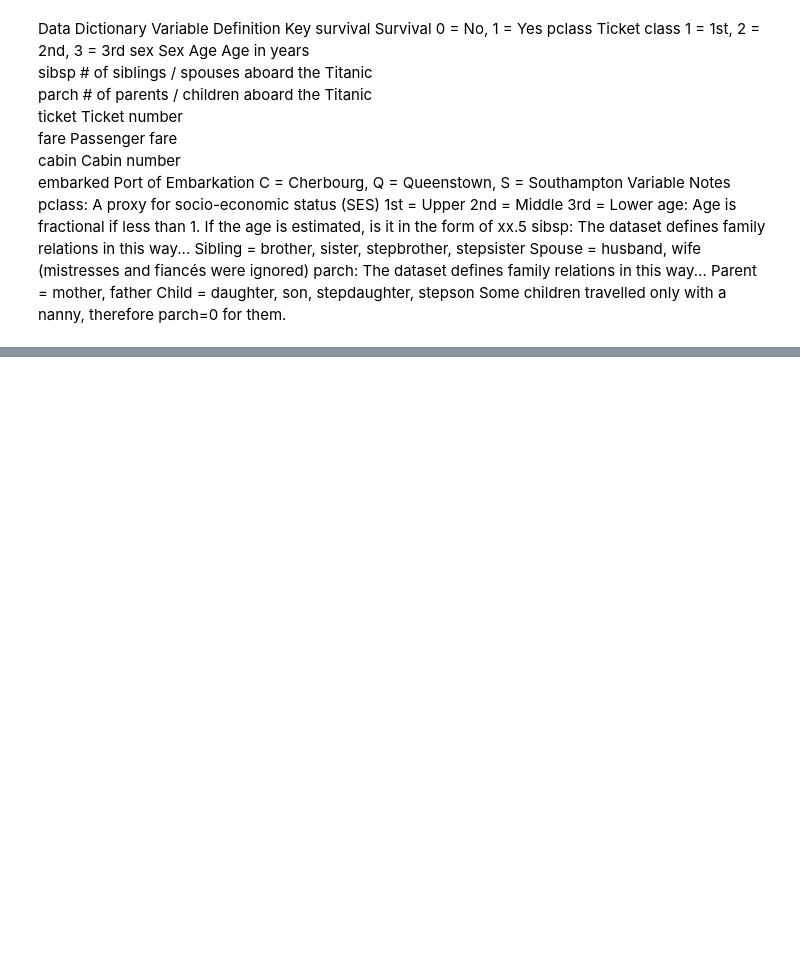
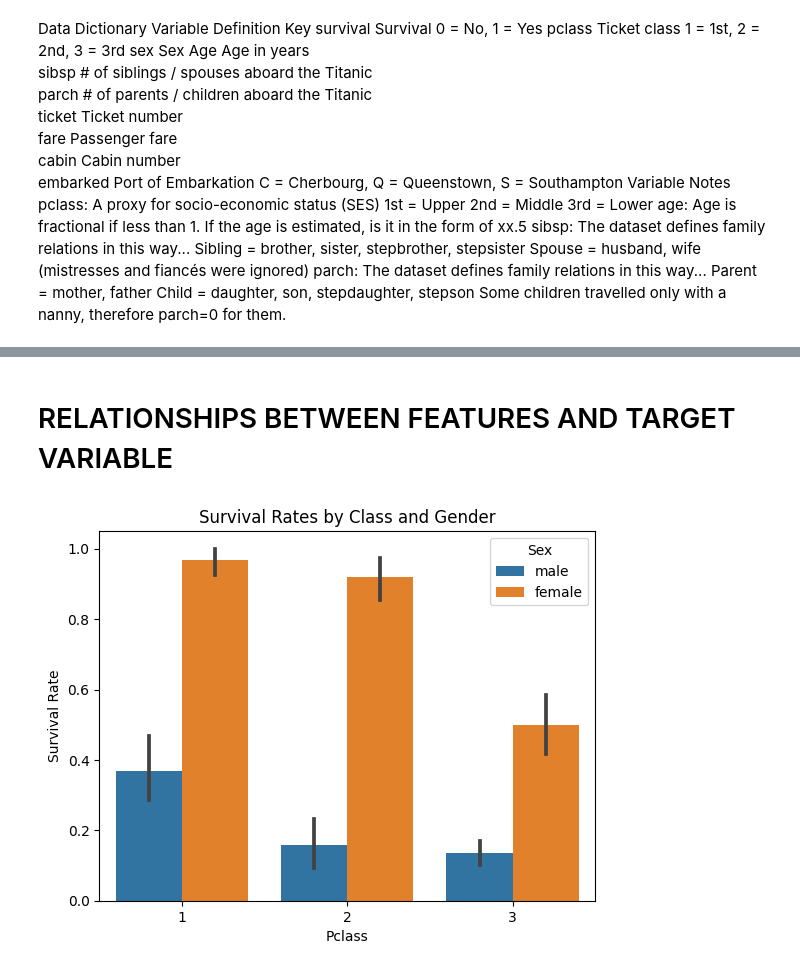
Before and after one commit to tomh1988-8/kaggle_titanic, a Jupyter notebook: Scripts/kaggle_titanic.ipynb, the cells around one changed output, grey strips where cells are left out. Saved outputs shown, nothing was run; the diff lists cells and outputs as text; code cells hidden in the pictures; blank space fills up the shorter version.

```diff
--- a/Scripts/kaggle_titanic.ipynb
+++ b/Scripts/kaggle_titanic.ipynb
@@ -78,0 +175,9 @@ Train Data Head:
+# %% [markdown]
+# RELATIONSHIPS BETWEEN FEATURES AND TARGET VARIABLE
+# %%
+sns.barplot(data=train_data, x='Pclass', y='Survived', hue='Sex')
+plt.title('Survival Rates by Class and Gender')
+plt.ylabel("Survival Rate")
+plt.show()
+# %% [output]
+[figure, added]
```
Also changed, not shown: parts of 14 cells of this notebook.
